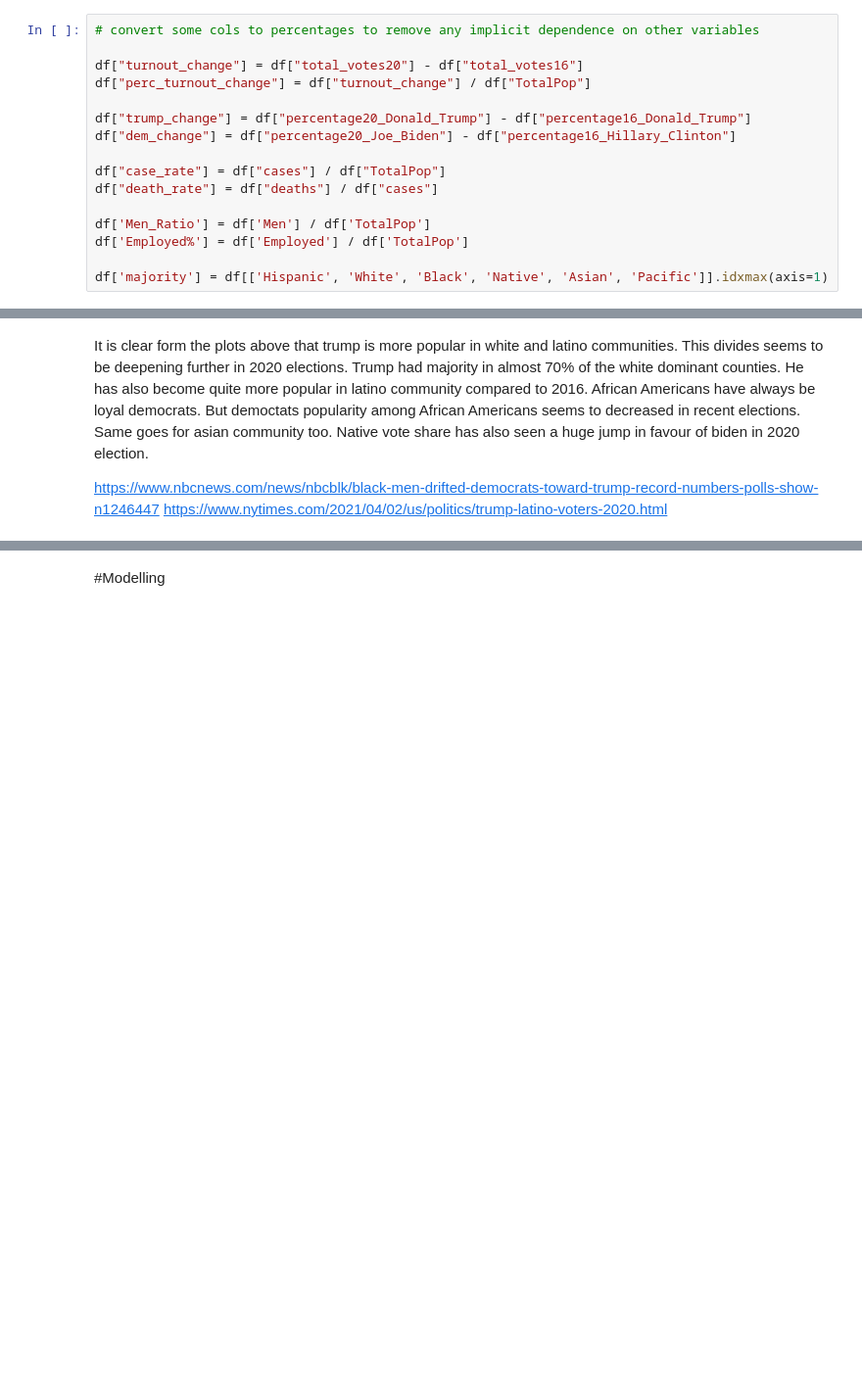
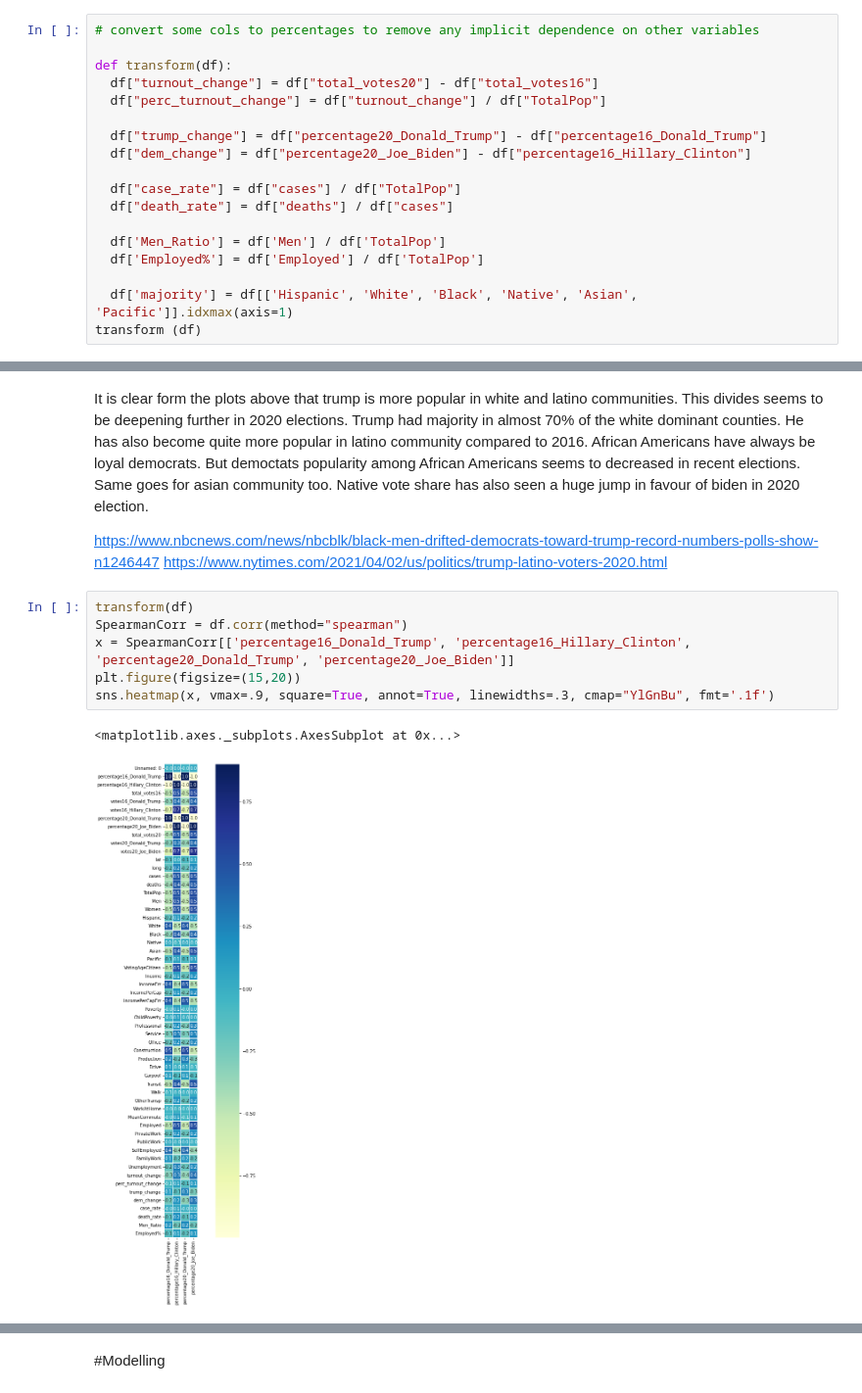
Before and after one commit to amiegirl/Arima_HDSC_winter_2022, a Jupyter notebook: Predicting_Influence_Update.ipynb, the cells around one changed output, grey strips where cells are left out. Shown at 98% size. Drawn from its saved outputs; the diff is of its cells as text; blank space fills up the shorter version.

```diff
--- a/Predicting_Influence_Update.ipynb
+++ b/Predicting_Influence_Update.ipynb
@@ -71,19 +78,21 @@ df.dropna(inplace=True, axis=0)
 # %%
 # convert some cols to percentages to remove any implicit dependence on other variables
 
-df["turnout_change"] = df["total_votes20"] - df["total_votes16"]
-df["perc_turnout_change"] = df["turnout_change"] / df["TotalPop"]
+def transform(df):
+  df["turnout_change"] = df["total_votes20"] - df["total_votes16"]
+  df["perc_turnout_change"] = df["turnout_change"] / df["TotalPop"]
 
-df["trump_change"] = df["percentage20_Donald_Trump"] - df["percentage16_Donald_Trump"]
-df["dem_change"] = df["percentage20_Joe_Biden"] - df["percentage16_Hillary_Clinton"]
+  df["trump_change"] = df["percentage20_Donald_Trump"] - df["percentage16_Donald_Trump"]
+  df["dem_change"] = df["percentage20_Joe_Biden"] - df["percentage16_Hillary_Clinton"]
 
-df["case_rate"] = df["cases"] / df["TotalPop"]
-df["death_rate"] = df["deaths"] / df["cases"]
+  df["case_rate"] = df["cases"] / df["TotalPop"]
+  df["death_rate"] = df["deaths"] / df["cases"]
 
-df['Men_Ratio'] = df['Men'] / df['TotalPop']
-df['Employed%'] = df['Employed'] / df['TotalPop']
+  df['Men_Ratio'] = df['Men'] / df['TotalPop']
+  df['Employed%'] = df['Employed'] / df['TotalPop']
 
-df['majority'] = df[['Hispanic', 'White', 'Black', 'Native', 'Asian', 'Pacific']].idxmax(axis=1)
+  df['majority'] = df[['Hispanic', 'White', 'Black', 'Native', 'Asian', 'Pacific']].idxmax(axis=1)
+transform (df)
 # %% [markdown]
 ## EDA
 # %%
@@ -229,3 +238,12 @@ It is clear form the plots above that trump is more popular in white and latino
 
 https://www.nbcnews.com/news/nbcblk/black-men-drifted-democrats-toward-trump-record-numbers-polls-show-n1246447
 https://www.nytimes.com/2021/04/02/us/politics/trump-latino-voters-2020.html
+# %%
+transform(df)
+SpearmanCorr = df.corr(method="spearman")
+x = SpearmanCorr[['percentage16_Donald_Trump', 'percentage16_Hillary_Clinton', 'percentage20_Donald_Trump', 'percentage20_Joe_Biden']]
+plt.figure(figsize=(15,20))
+sns.heatmap(x, vmax=.9, square=True, annot=True, linewidths=.3, cmap="YlGnBu", fmt='.1f')
+# %% [output]
+<matplotlib.axes._subplots.AxesSubplot at 0x...>
+[figure, added]
```
Also changed, not shown: parts of 36 cells of this notebook.
